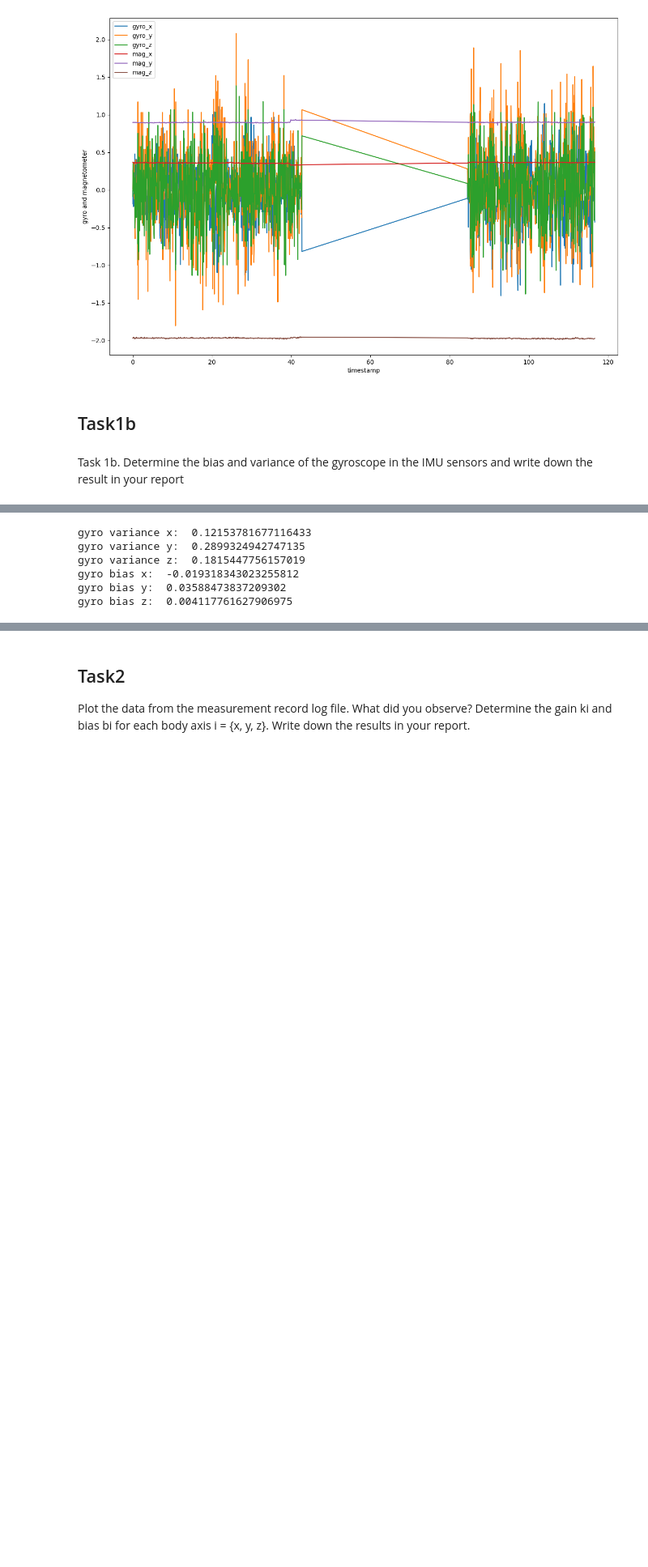
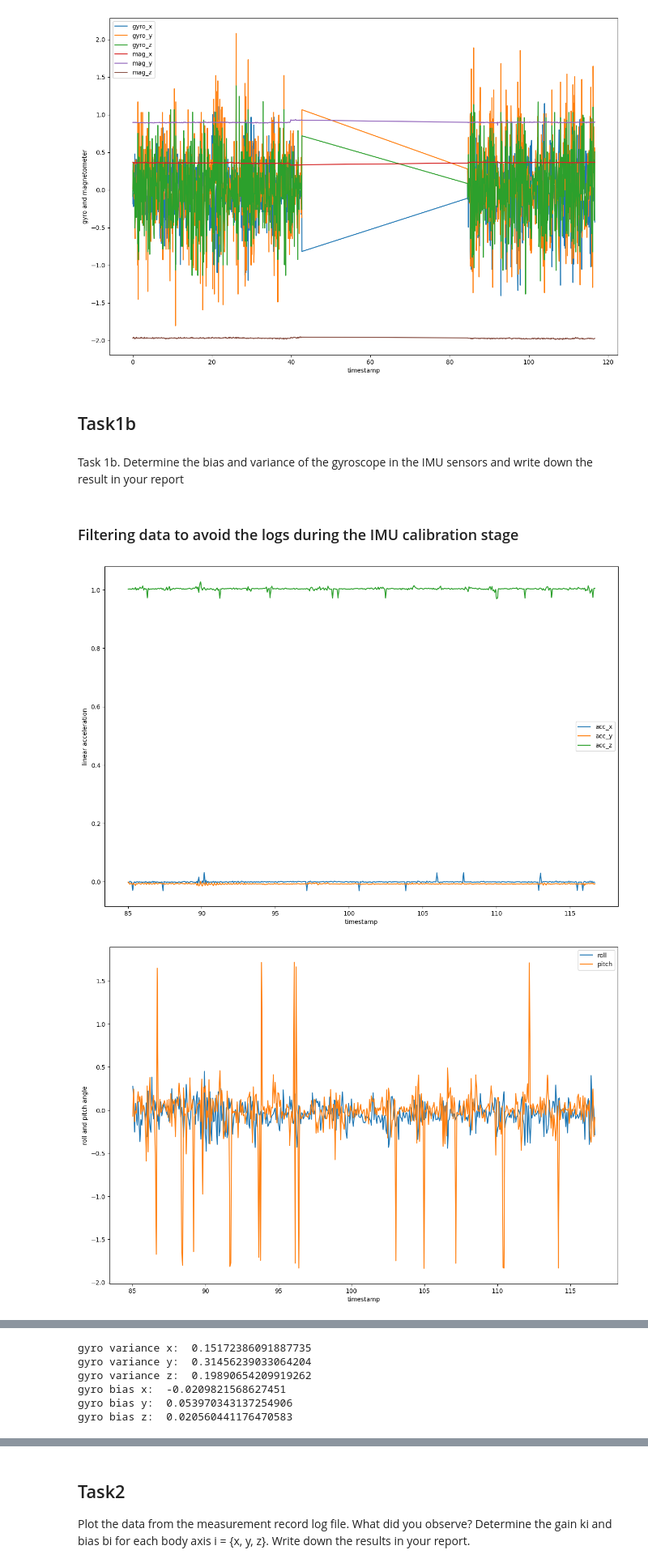
Before and after one commit to Nandu-Jagdish/BasicsOfSensorFusion23_Aalto, a Jupyter notebook: Project/part1.ipynb, the cells around one changed output, grey strips where cells are left out. Shown at 81% size. Drawn from its saved outputs; the diff is of its cells as text; code cells hidden in the pictures; blank space fills up the shorter version.

```diff
--- a/Project/part1.ipynb
+++ b/Project/part1.ipynb
@@ -91,3 +95,19 @@ plot_data_rest(df)
 # %% [markdown]
 
 Task 1b. Determine the bias and variance of the gyroscope in the IMU sensors and write down the result in your report
+# %% [markdown]
+### Filtering data to avoid the logs during the IMU calibration stage
+# %%
+def filter(df,start,end):
+    df = df[(df.timestamp >= start) & (df.timestamp <= end)]
+    return df
+
+#filter data after 85 seconds
+end = df.timestamp.iloc[-1]
+df = filter(df,85,end)
+plot_data(df)
+plot_pitch_roll(df)
+plot_data_rest(df)
+# %% [output]
+[figure, added]
+[figure, added]
@@ -106,12 +127,12 @@ def gyro_bias(df):
 gyro_variance(df)
 gyro_bias(df)
 # %% [output]
-gyro variance x:  0.12153781677116433
-gyro variance y:  0.2899324942747135
-gyro variance z:  0.1815447756157019
-gyro bias x:  -0.019318343023255812
-gyro bias y:  0.03588473837209302
-gyro bias z:  0.004117761627906975
+gyro variance x:  0.15172386091887735
+gyro variance y:  0.31456239033064204
+gyro variance z:  0.19890654209919262
+gyro bias x:  -0.0209821568627451
+gyro bias y:  0.053970343137254906
+gyro bias z:  0.020560441176470583
 # %%
 
 
```
Also changed, not shown: parts of 14 cells of this notebook, 4 other files.
